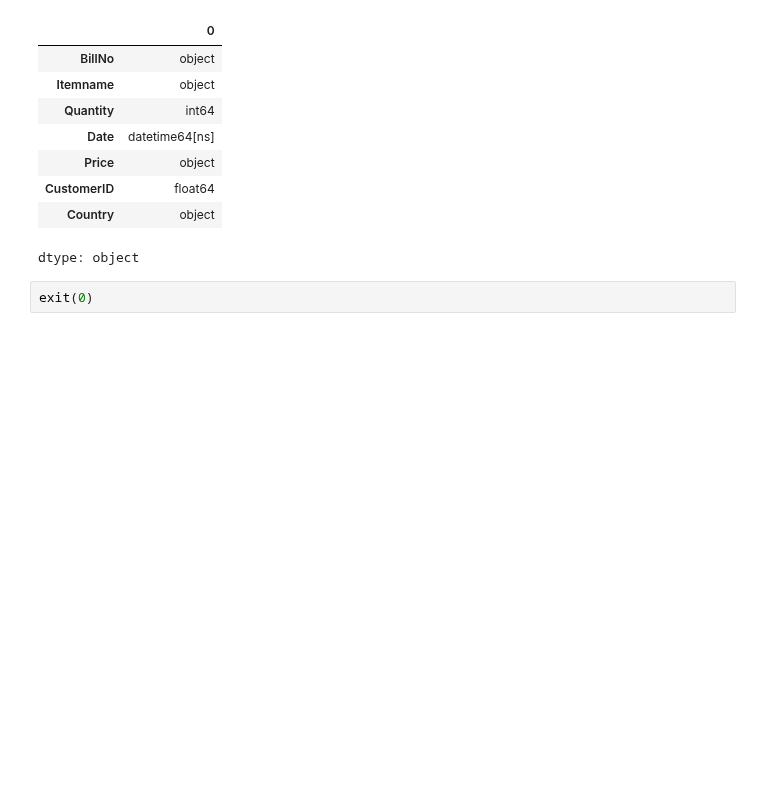
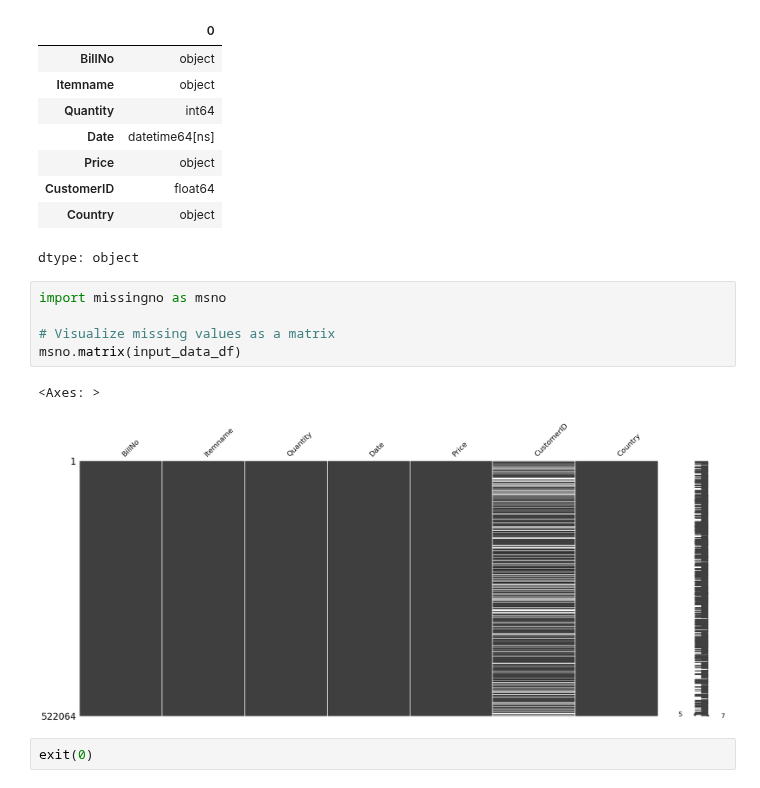
Before and after one commit to anumit-web/ML-Analytics-Portfolio-2024, a Jupyter notebook: 8. Market Basket Analysis/Market Basket Analysis - 2.ipynb, the cells around one changed output. Drawn from its saved outputs; the diff is of its cells as text; blank space fills up the shorter version.

```diff
--- a/8. Market Basket Analysis/Market Basket Analysis - 2.ipynb
+++ b/8. Market Basket Analysis/Market Basket Analysis - 2.ipynb
@@ -346,6 +346,14 @@ input_data_df.dtypes
 | CustomerID | float64 |
 | Country | object |
 dtype: object
+# %%
+import missingno as msno
+
+# Visualize missing values as a matrix
+msno.matrix(input_data_df)
+# %% [output]
+<Axes: >
+[figure, added]
 # %%
 exit(0)
 # %% [markdown]
```
Also changed, not shown: parts of 7 cells of this notebook.
